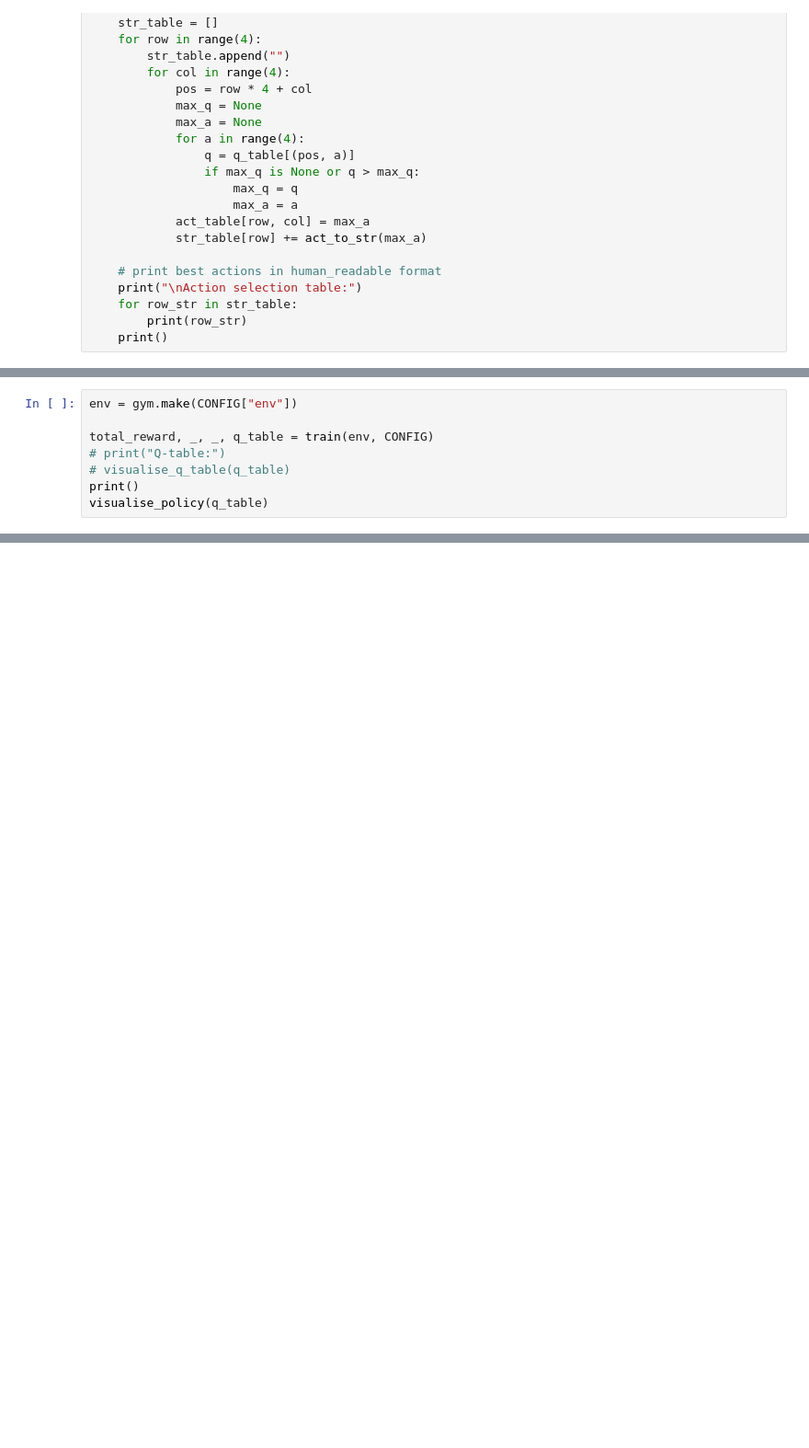
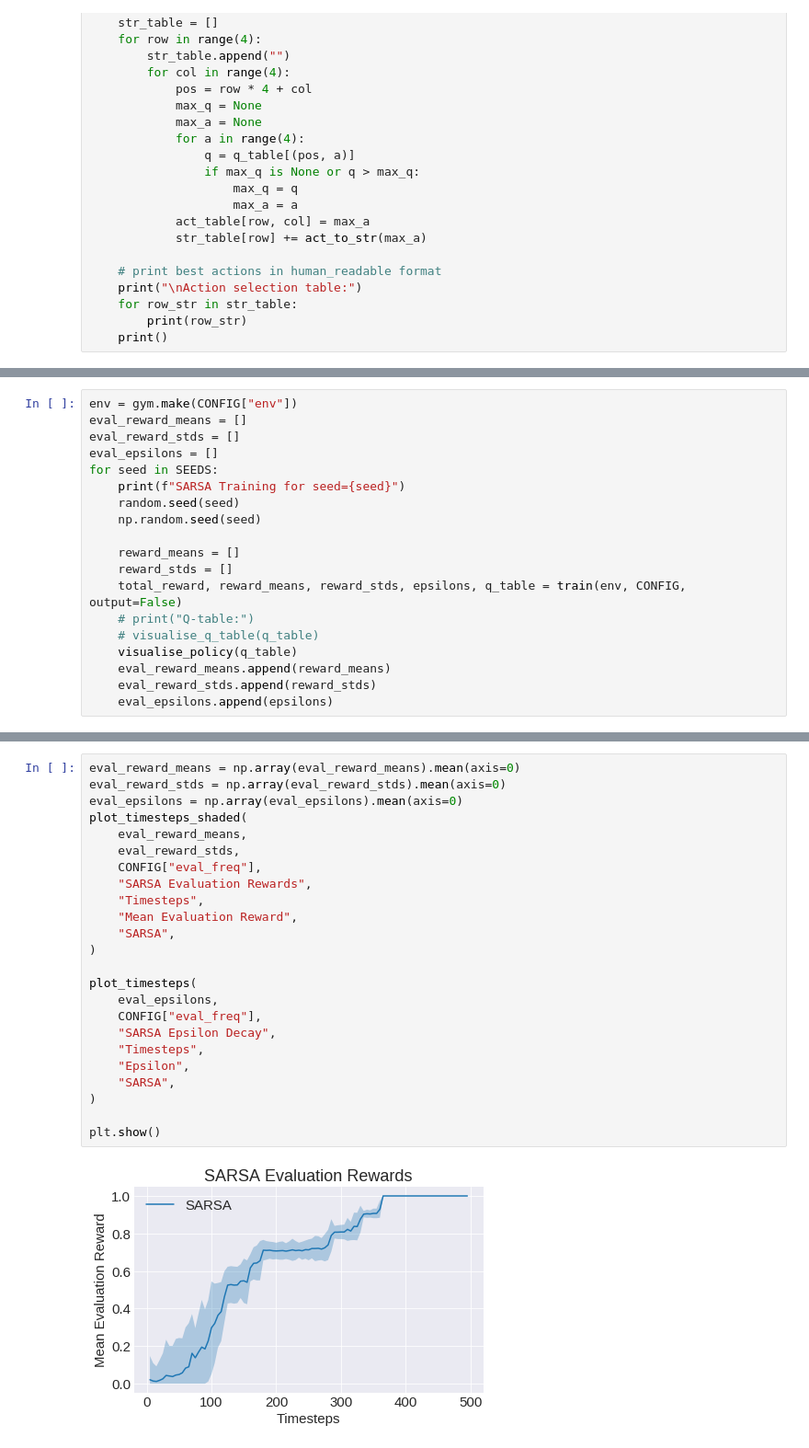
Before and after one commit to LukasSchaefer/RL2020_Building-a-Complete-RL-System_Demonstration, a Jupyter notebook: rl_demo.ipynb, the cells around one changed output, grey strips where cells are left out. Shown at 92% size. Cells and saved outputs as stored; diff of their text form; blank space fills up the shorter version.

Commit message:
add plotting for evaluation performance and epsilons over multiple seeds, add more information in jupyter notebook and remove target reward with early stopping for easier readibility

```diff
--- a/rl_demo.ipynb
+++ b/rl_demo.ipynb
@@ -398,9 +519,20 @@ def train(env, config, output=True):
 # %%
 env = gym.make(CONFIG["env"])
+eval_reward_means = []
+eval_reward_stds = []
+eval_epsilons = []
+for seed in SEEDS:
+    print(f"SARSA Training for seed={seed}")
+    random.seed(seed)
+    np.random.seed(seed)
 
-total_reward, _, _, q_table = train(env, CONFIG)
-# print("Q-table:")
-# visualise_q_table(q_table)
-print()
-visualise_policy(q_table)
+    reward_means = []
+    reward_stds = []
+    total_reward, reward_means, reward_stds, epsilons, q_table = train(env, CONFIG, output=False)
+    # print("Q-table:")
+    # visualise_q_table(q_table)
+    visualise_policy(q_table)
+    eval_reward_means.append(reward_means)
+    eval_reward_stds.append(reward_stds)
+    eval_epsilons.append(epsilons)
 # %% [output]
@@ -423,0 +559,26 @@ LRRL
+# %%
+eval_reward_means = np.array(eval_reward_means).mean(axis=0)
+eval_reward_stds = np.array(eval_reward_stds).mean(axis=0)
+eval_epsilons = np.array(eval_epsilons).mean(axis=0)
+plot_timesteps_shaded(
+    eval_reward_means,
+    eval_reward_stds,
+    CONFIG["eval_freq"],
+    "SARSA Evaluation Rewards",
+    "Timesteps",
+    "Mean Evaluation Reward",
+    "SARSA",
+)
+
+plot_timesteps(
+    eval_epsilons,
+    CONFIG["eval_freq"],
+    "SARSA Epsilon Decay",
+    "Timesteps",
+    "Epsilon",
+    "SARSA",
+)
+
+plt.show()
+# %% [output]
+[figure, added]
```
Also changed, not shown: parts of 13 cells of this notebook, 3 other files.
